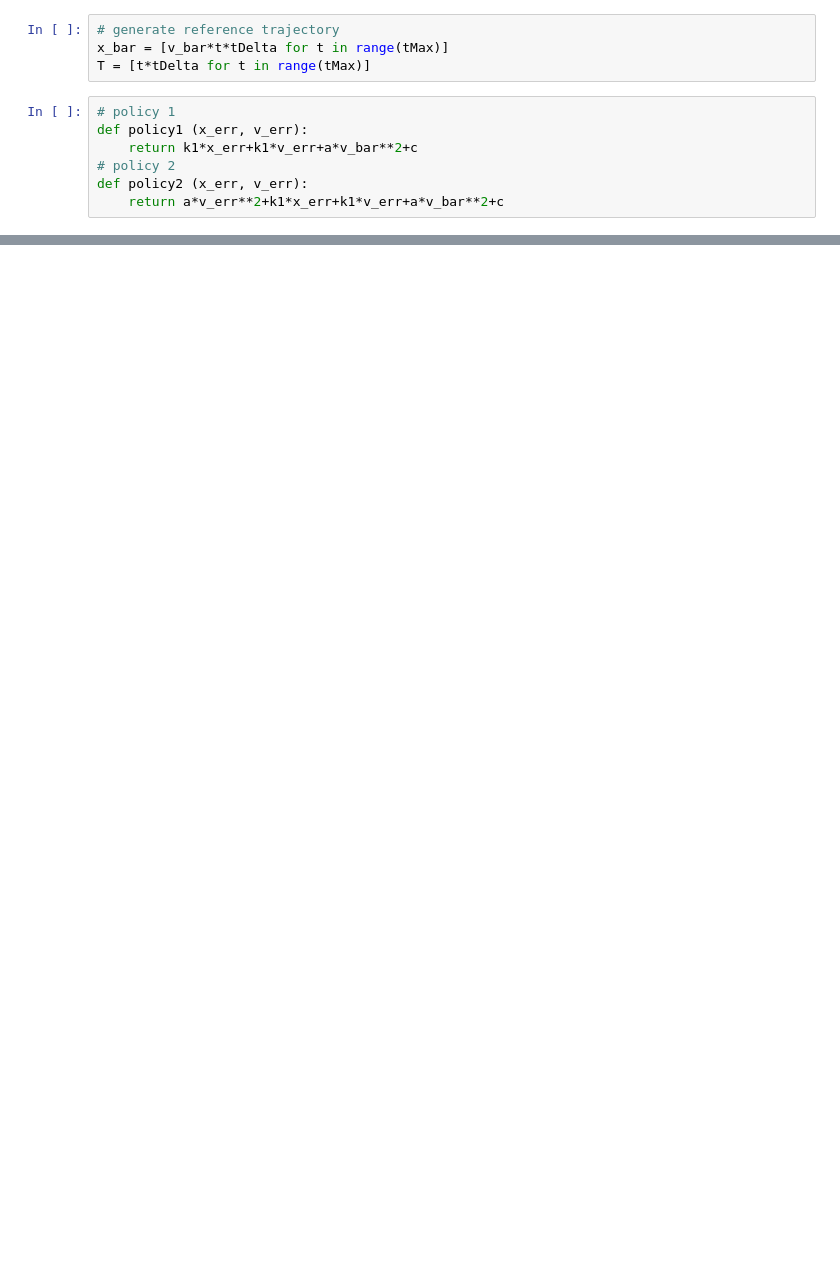
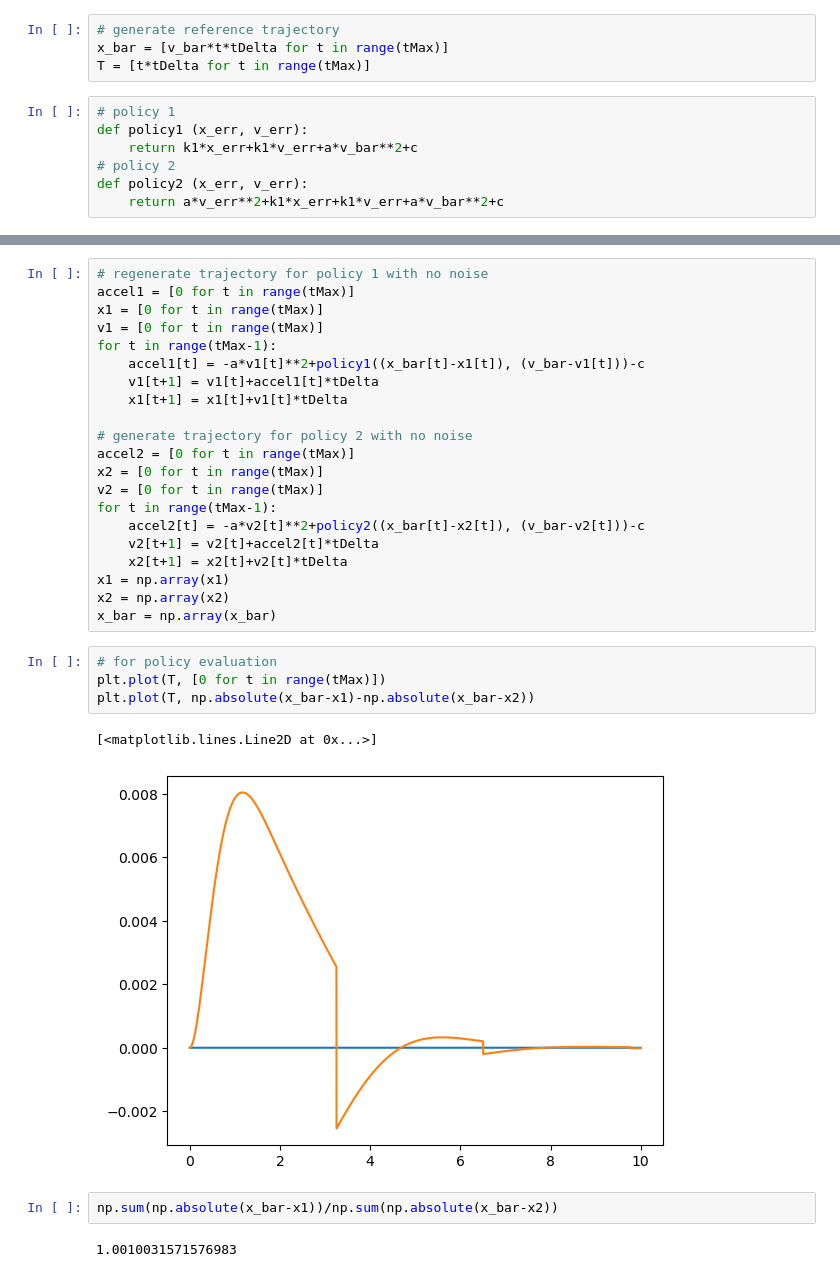
Before and after one commit to Chen-Yulin/Decision-Making-in-Smart-Citites-Project, a Jupyter notebook: mp1/Simulation.ipynb, the cells around one changed output, grey strips where cells are left out. Cells and saved outputs as stored; diff of their text form; blank space fills up the shorter version.

```diff
--- a/mp1/Simulation.ipynb
+++ b/mp1/Simulation.ipynb
@@ -53,0 +56,32 @@ plt.legend(["s_ref", "s_1","s_2"])
+# %%
+# regenerate trajectory for policy 1 with no noise
+accel1 = [0 for t in range(tMax)]
+x1 = [0 for t in range(tMax)]
+v1 = [0 for t in range(tMax)]
+for t in range(tMax-1):
+    accel1[t] = -a*v1[t]**2+policy1((x_bar[t]-x1[t]), (v_bar-v1[t]))-c
+    v1[t+1] = v1[t]+accel1[t]*tDelta
+    x1[t+1] = x1[t]+v1[t]*tDelta
+
+# generate trajectory for policy 2 with no noise
+accel2 = [0 for t in range(tMax)]
+x2 = [0 for t in range(tMax)]
+v2 = [0 for t in range(tMax)]
+for t in range(tMax-1):
+    accel2[t] = -a*v2[t]**2+policy2((x_bar[t]-x2[t]), (v_bar-v2[t]))-c
+    v2[t+1] = v2[t]+accel2[t]*tDelta
+    x2[t+1] = x2[t]+v2[t]*tDelta
+x1 = np.array(x1)
+x2 = np.array(x2)
+x_bar = np.array(x_bar)
+# %%
+# for policy evaluation
+plt.plot(T, [0 for t in range(tMax)])
+plt.plot(T, np.absolute(x_bar-x1)-np.absolute(x_bar-x2))
+# %% [output]
+[<matplotlib.lines.Line2D at 0x...>]
+[figure, added]
+# %%
+np.sum(np.absolute(x_bar-x1))/np.sum(np.absolute(x_bar-x2))
+# %% [output]
+1.0010031571576983
```
Also changed, not shown: parts of 4 cells of this notebook, 6 other files.
